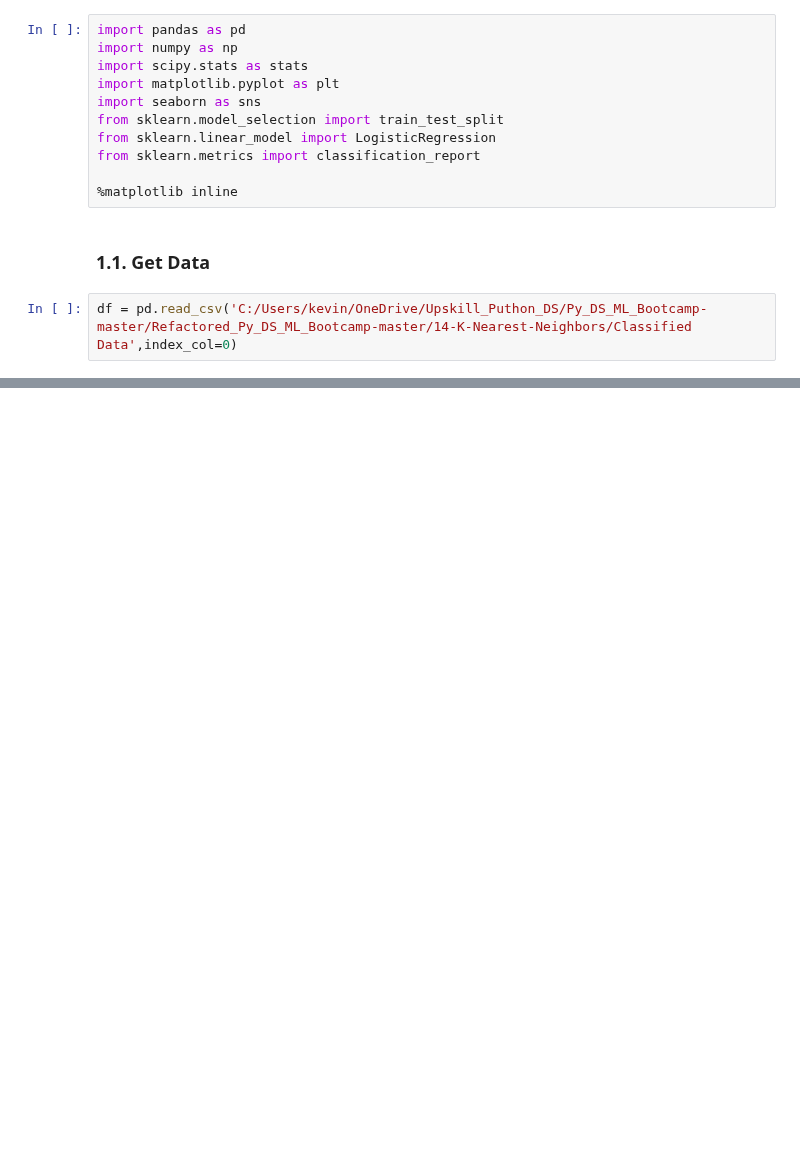
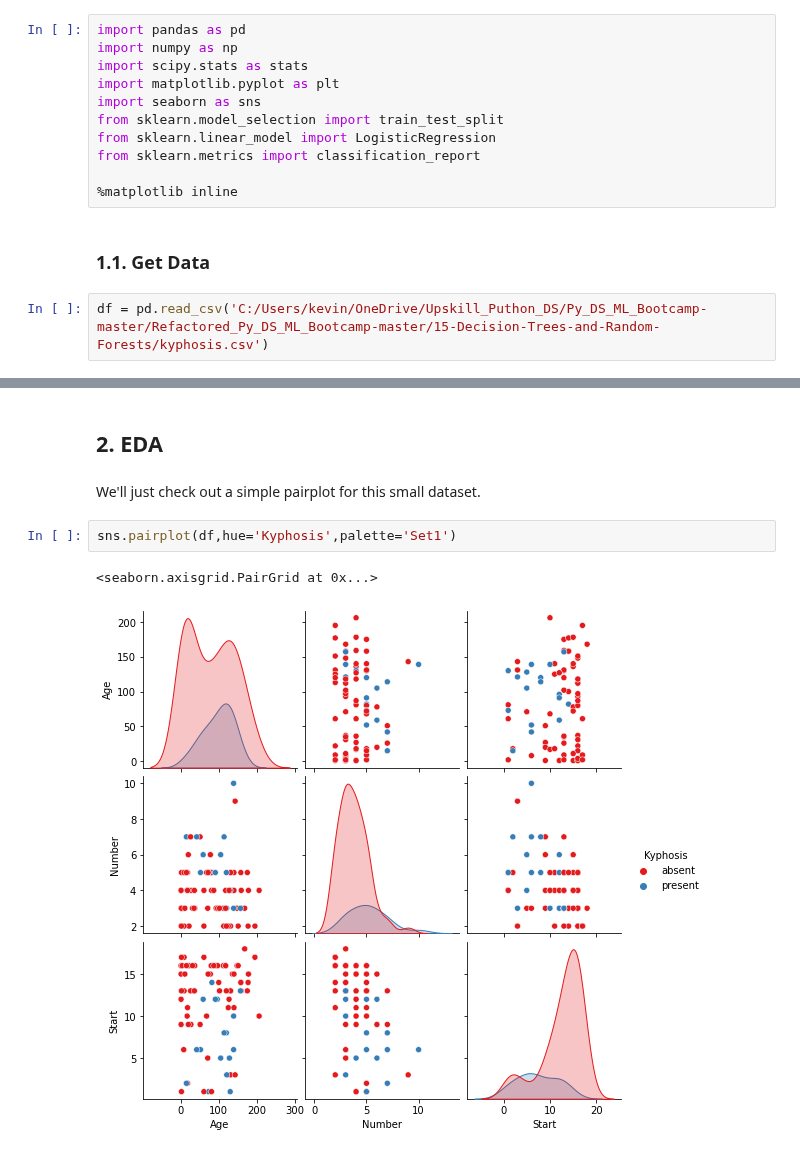
Before and after one commit to kevinprinsloo/My_Machine_Learning_Notebooks, a Jupyter notebook: Decision_Trees_and_Random_Forests/Decision_Trees_Random_Forests_Python.ipynb, the cells around one changed output, grey strips where cells are left out. Drawn from its saved outputs; the diff is of its cells as text; blank space fills up the shorter version.

```diff
--- a/Decision_Trees_and_Random_Forests/Decision_Trees_Random_Forests_Python.ipynb
+++ b/Decision_Trees_and_Random_Forests/Decision_Trees_Random_Forests_Python.ipynb
@@ -25,4 +26,4 @@ from sklearn.metrics import classification_report
 <a id="t1.1."></a>
 ### 1.1. Get Data
 # %%
-df = pd.read_csv('C:/Users/kevin/OneDrive/Upskill_Puthon_DS/Py_DS_ML_Bootcamp-master/Refactored_Py_DS_ML_Bootcamp-master/14-K-Nearest-Neighbors/Classified Data',index_col=0)
+df = pd.read_csv('C:/Users/kevin/OneDrive/Upskill_Puthon_DS/Py_DS_ML_Bootcamp-master/Refactored_Py_DS_ML_Bootcamp-master/15-Decision-Trees-and-Random-Forests/kyphosis.csv')
@@ -28,0 +39,10 @@ df = pd.read_csv('C:/Users/kevin/OneDrive/Upskill_Puthon_DS/Py_DS_ML_Bootcamp-ma
+# %% [markdown]
+<a id="t2."></a>
+## 2. EDA
+# %% [markdown]
+We'll just check out a simple pairplot for this small dataset.
+# %%
+sns.pairplot(df,hue='Kyphosis',palette='Set1')
+# %% [output]
+<seaborn.axisgrid.PairGrid at 0x...>
+[figure, added]
```
Also changed, not shown: parts of 3 cells of this notebook, 2 other files.
